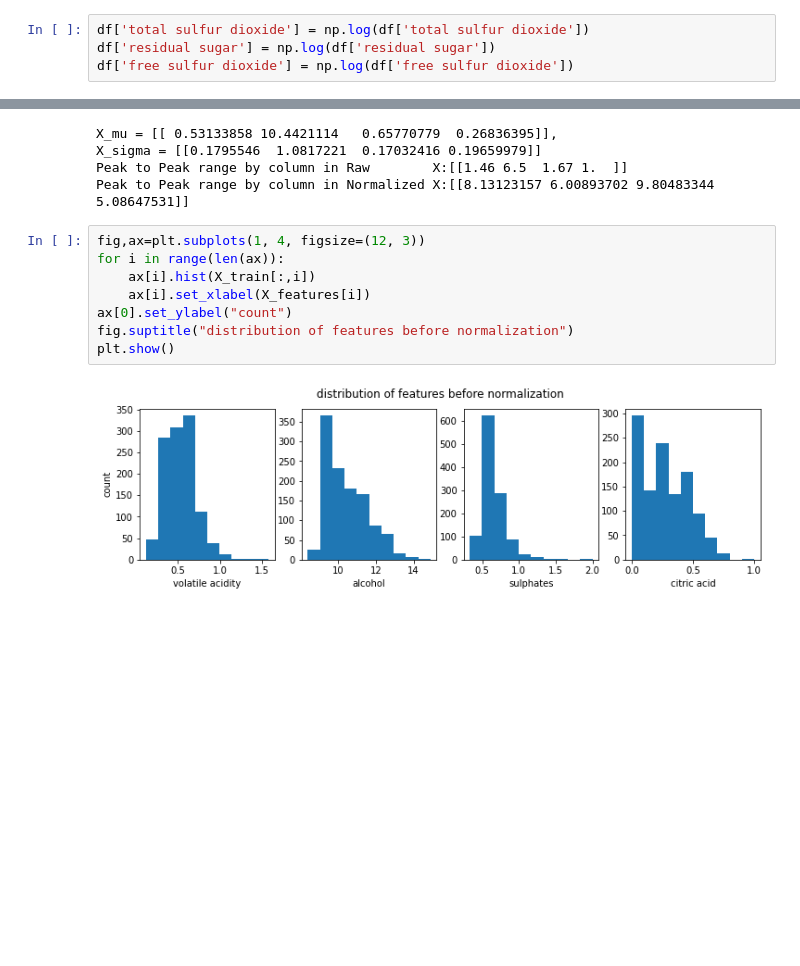
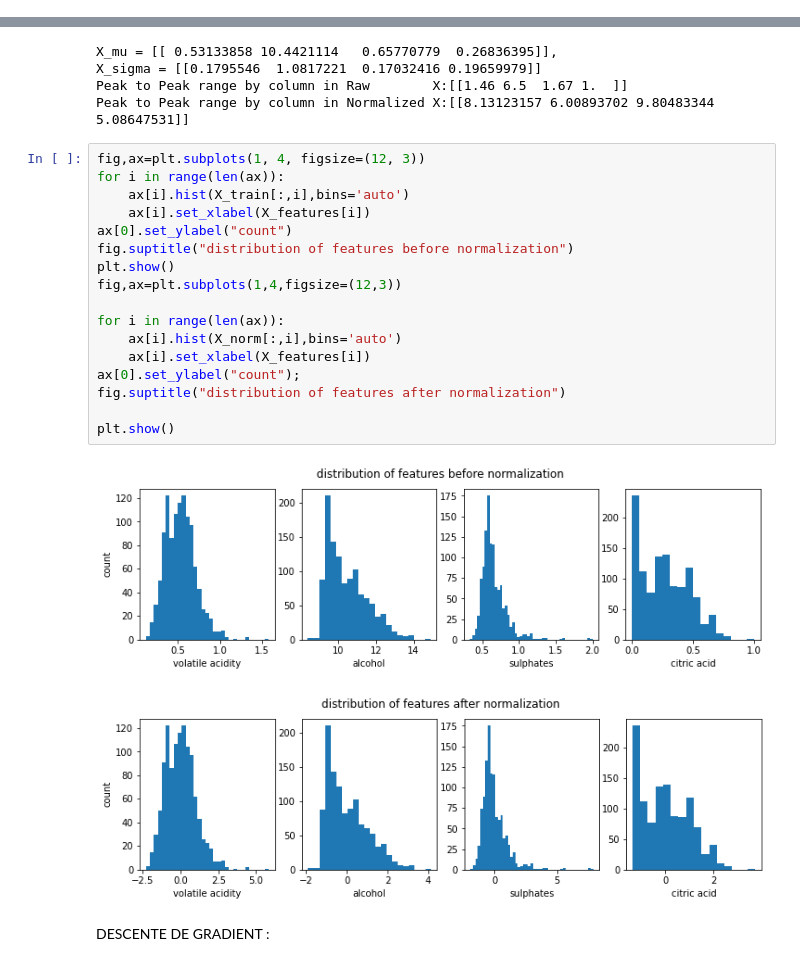
Before and after one commit to HenriS67/wineQualityPrediction, a Jupyter notebook: TPML.ipynb, the cells around one changed output, grey strips where cells are left out. Cells and saved outputs as stored; diff of their text form; blank space fills up the shorter version.

```diff
--- a/TPML.ipynb
+++ b/TPML.ipynb
@@ -15,10 +15,6 @@ sns.heatmap(correlation, annot=True, fmt='.3f')
 # %% [output]
 <AxesSubplot:>
 [figure]
-# %%
-df['total sulfur dioxide'] = np.log(df['total sulfur dioxide'])
-df['residual sugar'] = np.log(df['residual sugar'])
-df['free sulfur dioxide'] = np.log(df['free sulfur dioxide'])
 # %%
 fig, ax = plt.subplots(nrows=3, ncols=4, figsize=(40, 30))
 for n in range(12):
@@ -97,10 +93,22 @@ Peak to Peak range by column in Normalized X:[[8.13123157 6.00893702 9.80483344
 # %%
 fig,ax=plt.subplots(1, 4, figsize=(12, 3))
 for i in range(len(ax)):
-    ax[i].hist(X_train[:,i])
+    ax[i].hist(X_train[:,i],bins='auto')
     ax[i].set_xlabel(X_features[i])
 ax[0].set_ylabel("count")
 fig.suptitle("distribution of features before normalization")
 plt.show()
+fig,ax=plt.subplots(1,4,figsize=(12,3))
+
+for i in range(len(ax)):
+    ax[i].hist(X_norm[:,i],bins='auto')
+    ax[i].set_xlabel(X_features[i])
+ax[0].set_ylabel("count");
+fig.suptitle("distribution of features after normalization")
+
+plt.show()
 # %% [output]
-[figure, old version]
+[figure, new version]
+[figure, added]
+# %% [markdown]
+DESCENTE DE GRADIENT :
```
Also changed, not shown: parts of 5 cells of this notebook.
